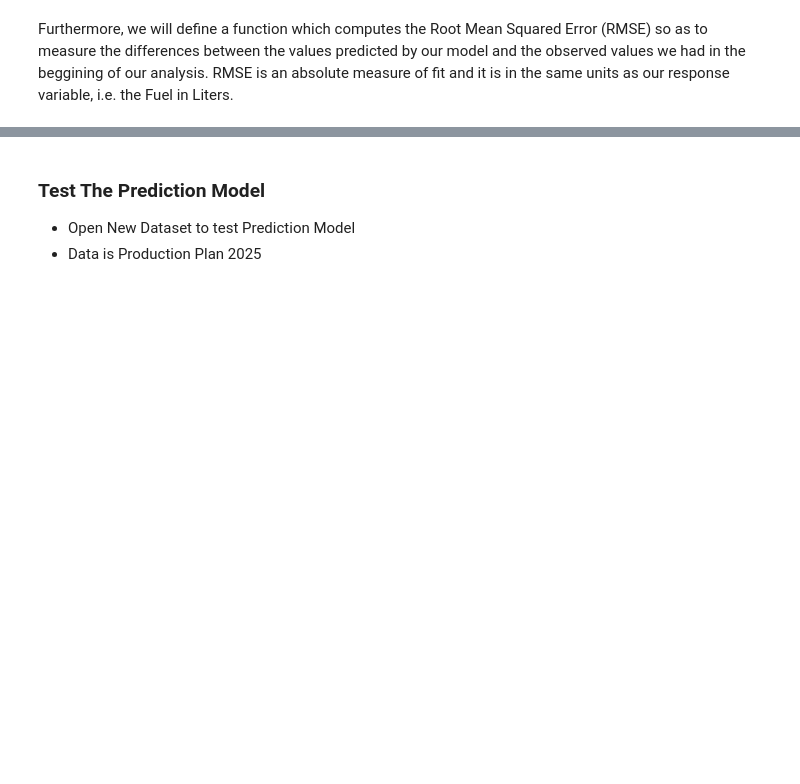
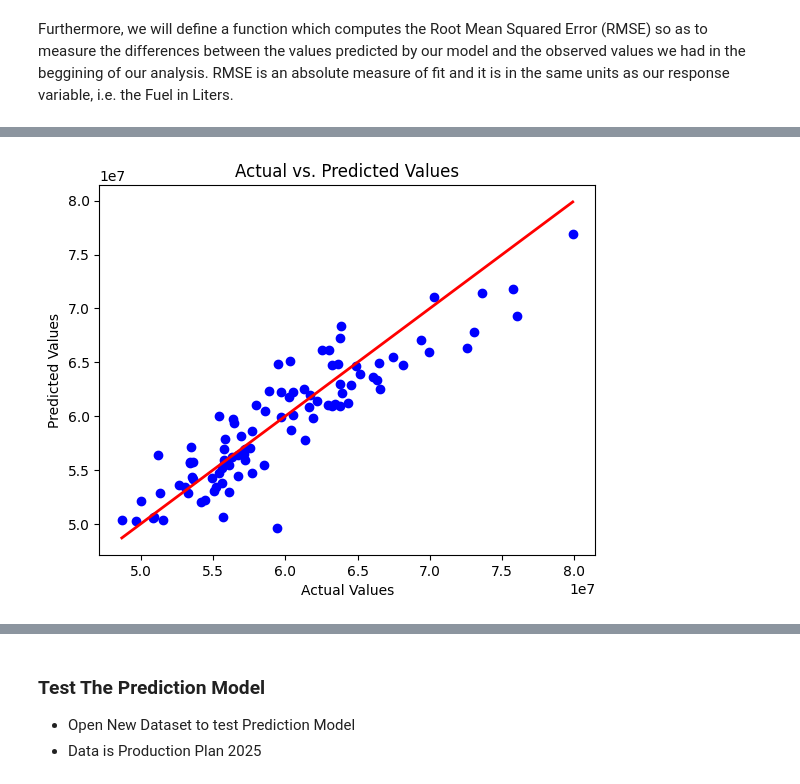
Before and after one commit to layudhi/FuelPrediction, a Jupyter notebook: A-SGTFuelPrediction.ipynb, the cells around one changed output, grey strips where cells are left out. Drawn from its saved outputs; the diff is of its cells as text; code cells hidden in the pictures; blank space fills up the shorter version.

Commit message:
Update Prediction performance

```diff
--- a/A-SGTFuelPrediction.ipynb
+++ b/A-SGTFuelPrediction.ipynb
@@ -229,0 +337,11 @@ str(predictions[3].round(2))
+# %%
+import matplotlib.pyplot as plt
+
+plt.scatter(y, predictions, color='blue')
+plt.plot([y.min(), y.max()], [y.min(), y.max()], color='red', linewidth=2)
+plt.xlabel('Actual Values')
+plt.ylabel('Predicted Values')
+plt.title('Actual vs. Predicted Values')
+plt.show()
+# %% [output]
+[figure, added]
```
Also changed, not shown: parts of 38 cells of this notebook, 3 other files.
